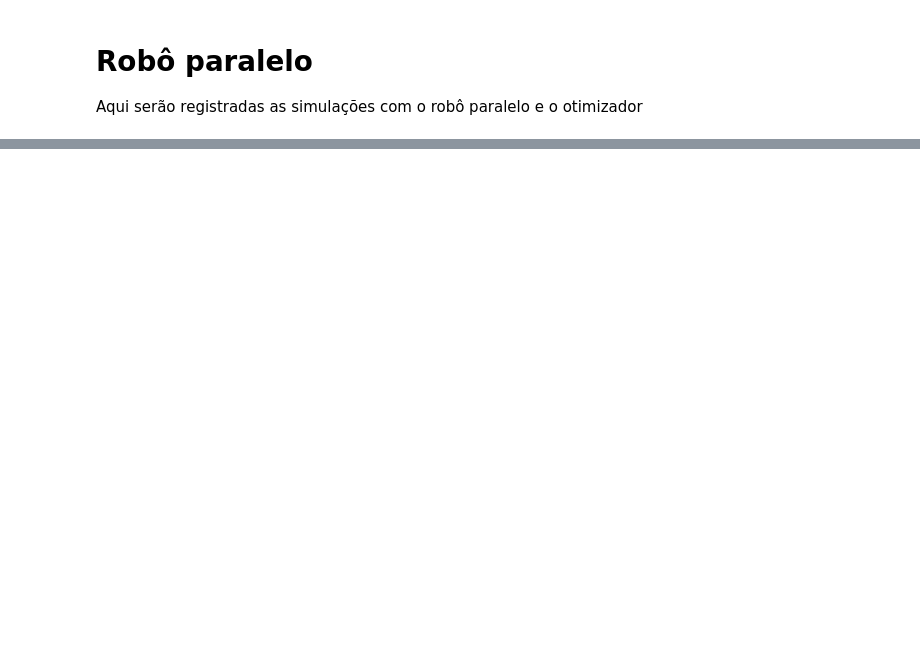
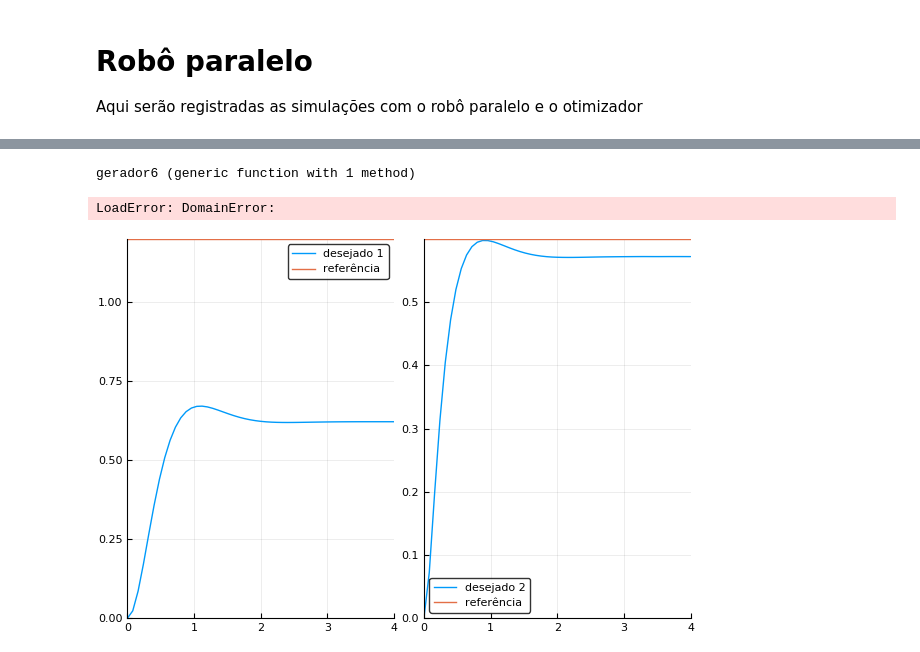
Before and after one commit to phelipe/jerk-pid, a Jupyter notebook: src/paralelo.ipynb, the cells around one changed output, grey strips where cells are left out. Saved outputs shown, nothing was run; the diff lists cells and outputs as text; code cells hidden in the pictures; blank space fills up the shorter version.

```diff
--- a/src/paralelo.ipynb
+++ b/src/paralelo.ipynb
@@ -21,2 +9,0 @@ kv = SMatrix{7,7}(diagm([5., 5.,5.,5.,5.,5.,5.]));
-# %%
-x, v, t, a, ta, j, tj = kukaRobot(kp, kv, Ts, t0, tend, r1, r2, r3,r4,r5,r6,r7);
@@ -33,0 +18,14 @@ x
+# %%
+function gerador5(n)
+    out = rand(n).*[1000., 100., 100., 10.]
+end;
+
+function gerador6(n)
+    out = rand(n)
+    for a = 1:n
+        out[a] = out[a]*shuffle([50.,50.])[1]
+    end
+    out
+end
+# %% [output]
+gerador6 (generic function with 1 method)
@@ -33,0 +57,35 @@ x
+# %%
+N = 4
+result, fitness, cnt = ga(custo, N; initPopulation = gerador5, populationSize = popul, ɛ = 0.1, selection = roulette, crossover = intermediate(0.25), mutation = domainrange(fill(0.5,N)), iterations = iterac)
+# %% [output]
+LoadError: DomainError:
+# %%
+t_end_new = tend +2
+kp = SMatrix{2,2}(diagm(result[1:2]))
+kv = SMatrix{2,2}(diagm(result[3:4]))
+
+x, v, t, a, ta, j, tj = robot2dof(kp, kv, Ts, t0, t_end_new, [r1, r2]);
+
+table1 = "|-------- | junta 1  | junta 2 |
+|--------| ------------- | ------------- |
+|**erro final**| $(rad2deg(x[1][end] - r1)) graus  | $(rad2deg(x[2][end] - r2)) graus  |
+|**total jerk **| $(sum(abs.(j[1])))  rad/sec³  | $(sum(abs.(j[2])))  rad/sec³  |
+|**máximo jerk**| $(maximum(abs.(j[1])))  rad/sec³  | $(maximum(abs.(j[2])))  rad/sec³ |"
+
+function plotx()
+    p1 = plot(t,x[1], label = "desejado 1")
+    p1= plot!([r1],seriestype= :hline, label = "referência");
+    p2 = plot(t,x[2], label = "desejado 2")
+    p2 = plot!([r2],seriestype= :hline, label = "referência");
+    plot(p1,p2)
+end
+
+function plotj()
+    p1 = plot(tj,j[1], label = "jerk 1")
+    p2 = plot(tj,j[2], label = "jerk 2")
+    plot(p1,p2)
+end;
+# %%
+plotx()
+# %% [output]
+[figure, added]
```
Also changed, not shown: parts of 5 cells of this notebook, 4 other files.
